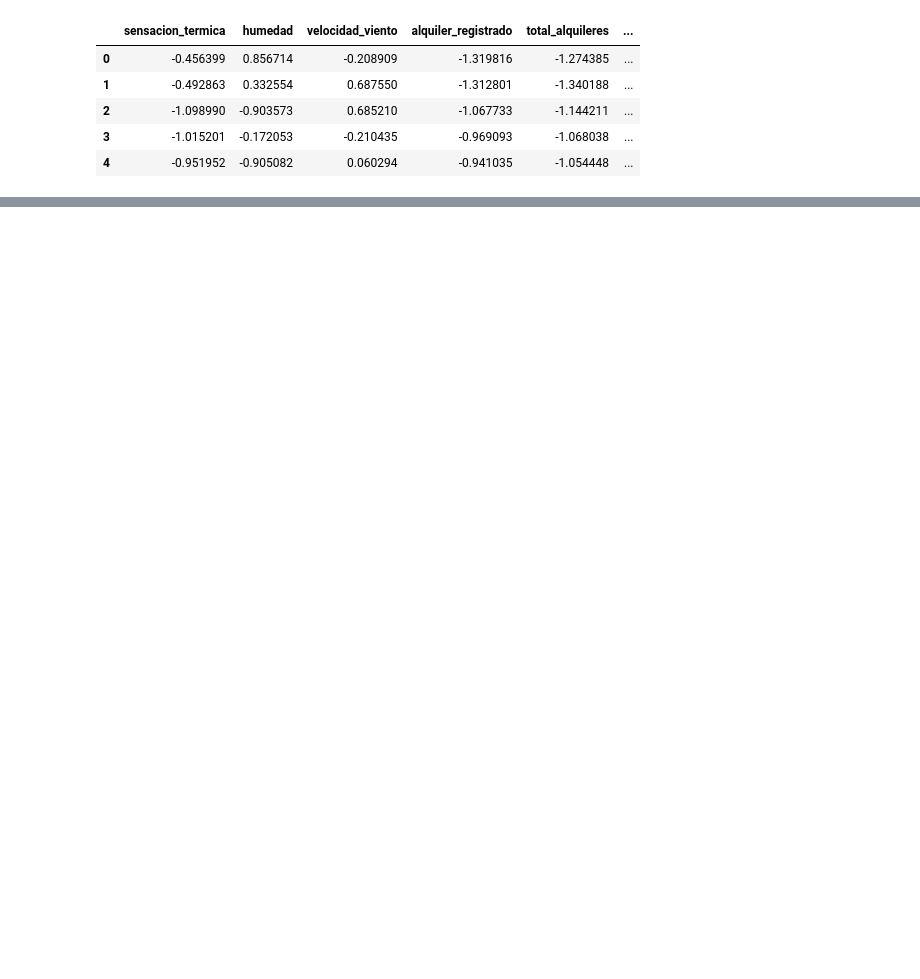
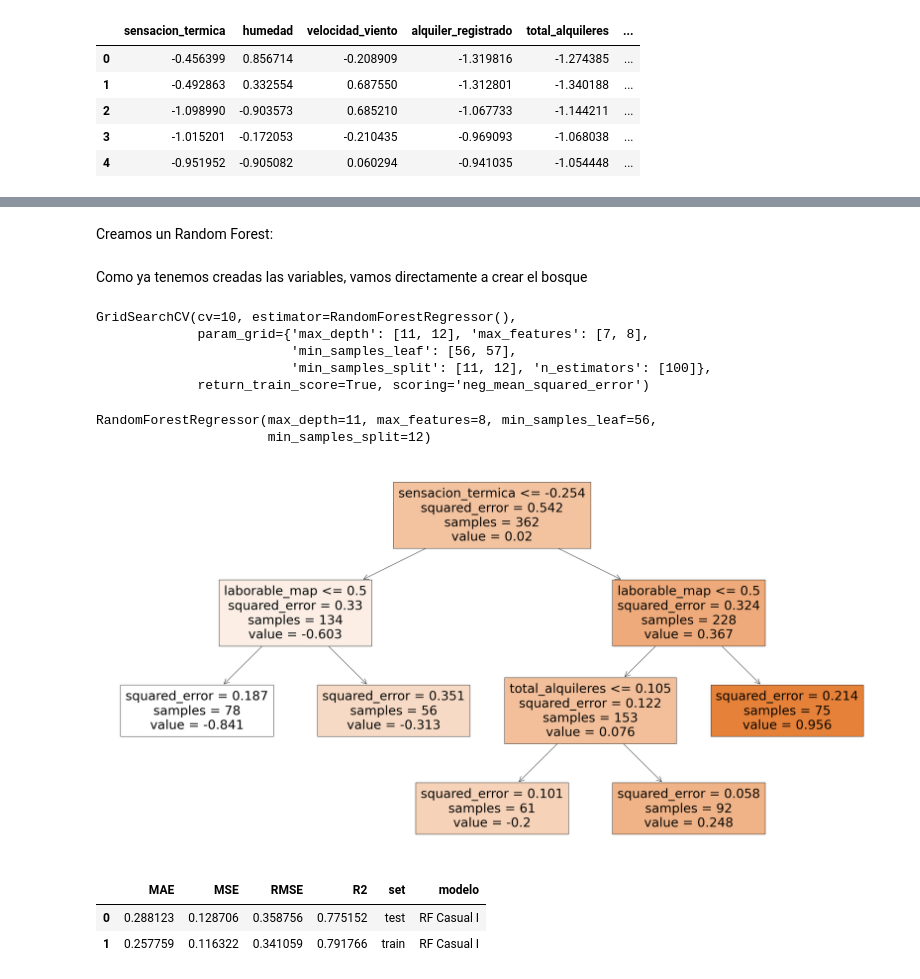
Before and after one commit to LourdesBoj/promoE-modulo3-proyecto-equipo3-Andrea-Catalina-Lourdes-AnaLopez, a Jupyter notebook: notebooks/modelo_1.ipynb, the cells around one changed output, grey strips where cells are left out. Cells and saved outputs as stored; diff of their text form; code cells hidden in the pictures; blank space fills up the shorter version.

```diff
--- a/notebooks/modelo_1.ipynb
+++ b/notebooks/modelo_1.ipynb
@@ -257,0 +374,15 @@ df_estenc.to_csv('../data/df_estand_encod.csv')
+# %%
+param_casual = {"max_depth": [12,14,16], # tenemos overfitting reducimos la profundidad del modelo, la nuestra anterior era de 18.
+        "max_features": [2,3,4],# ponemos como límite el 4 ya que el resultado de la raiz cuadrada es 3.3
+        "min_samples_split": [10,20],
+        "min_samples_leaf": [10,20]}
+# %%
+gs_casual = GridSearchCV(
+            estimator=DecisionTreeRegressor(), # tipo de modelo que queremos hacer
+            param_grid= param_casual, # hiperparámetros nuevos
+            cv=10, # crossvalidation
+            verbose= 0,
+            return_train_score = True, # para que nos devuelva el valor de las métricas de set de datos de entrenamiento
+            scoring="neg_mean_squared_error") # la métrica que queremos que nos devuelva
+
+gs_casual.fit(x_train_cas, y_train_cas)
@@ -257,0 +416,50 @@ df_estenc.to_csv('../data/df_estand_encod.csv')
+# %% [markdown]
+Creamos un Random Forest:
+# %% [markdown]
+Como ya tenemos creadas las variables, vamos directamente a crear el bosque
+# %%
+param_rf_casual = {"max_depth": [11, 12],
+        "max_features": [7, 8],
+        "min_samples_split": [11, 12],
+        "min_samples_leaf": [56, 57],
+        "n_estimators": [100]}
+
+gs_rf_casual = GridSearchCV(
+            estimator=RandomForestRegressor(n_estimators=100),
+            param_grid= param_rf_casual,
+            cv=10,
+            verbose=0,
+            return_train_score = True,
+            scoring="neg_mean_squared_error")
+
+gs_rf_casual.fit(x_train_cas, y_train_cas)
+# %% [output]
+GridSearchCV(cv=10, estimator=RandomForestRegressor(),
+             param_grid={'max_depth': [11, 12], 'max_features': [7, 8],
+                         'min_samples_leaf': [56, 57],
+                         'min_samples_split': [11, 12], 'n_estimators': [100]},
+             return_train_score=True, scoring='neg_mean_squared_error')
+# %%
+bosque_casual = gs_rf_casual.best_estimator_
+bosque_casual
+# %% [output]
+RandomForestRegressor(max_depth=11, max_features=8, min_samples_leaf=56,
+                      min_samples_split=12)
+# %%
+for arbol in tqdm(bosque_casual):
+    fig = plt.figure(figsize=(40, 20))
+    tree.plot_tree(arbol, feature_names= list(x_train_cas.columns), filled = True)
+    plt.savefig("../graficas/random_forest_casual.png");
+    break
+# %% [output]
+[figure, added]
+# %%
+y_pred_test_rf = bosque_casual.predict(x_test_cas)
+y_pred_train_rf = bosque_casual.predict(x_train_cas)
+
+results_forest_casual = metricas(y_test_cas, y_train_cas, y_pred_test_rf, y_pred_train_rf, "RF Casual I")
+results_forest_casual
+# %% [output]
+|  | MAE | MSE | RMSE | R2 | set | modelo |
+| 0 | 0.288123 | 0.128706 | 0.358756 | 0.775152 | test | RF Casual I |
+| 1 | 0.257759 | 0.116322 | 0.341059 | 0.791766 | train | RF Casual I |
```
Also changed, not shown: parts of 39 cells of this notebook, 11 other files.
